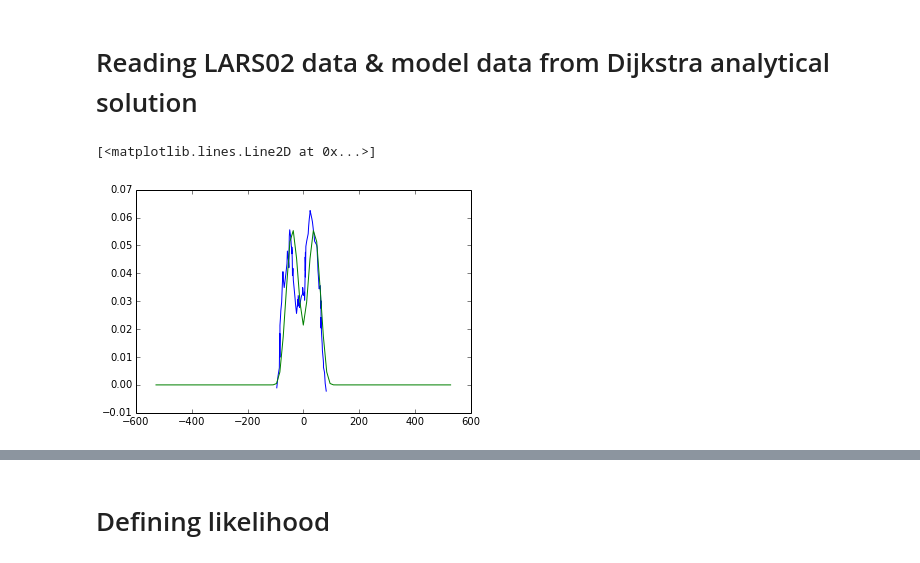
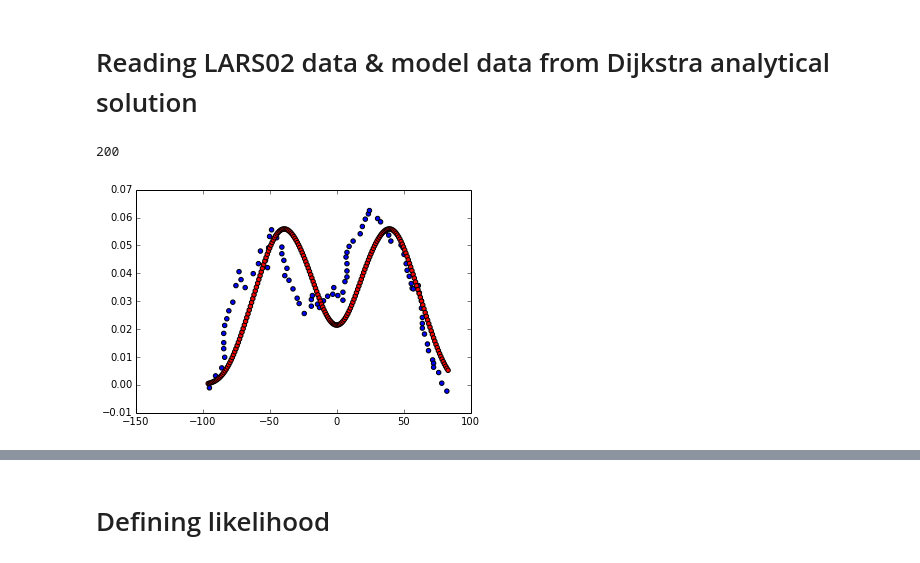
Before and after one commit to jngaravitoc/Lya-MCMC, a Jupyter notebook: code/MCMC_fit.ipynb, the cells around one changed output, grey strips where cells are left out. Drawn from its saved outputs; the diff is of its cells as text; code cells hidden in the pictures.

```diff
--- a/code/MCMC_fit.ipynb
+++ b/code/MCMC_fit.ipynb
@@ -7,16 +8,17 @@ Populating the interactive namespace from numpy and matplotlib
 # %%
 LARS = np.loadtxt("../data/LARS2.txt")
 x = LARS[:-17,0]
 y_0 = LARS[:-17,1]/1.1E2
 z = 0.029836
 c =  299792.458
 x_0 = x - c*z
 model = np.loadtxt("model.dat")
-x_t = model[6:-5,0]*12
-y_t = model[6:-5,1]
+x_t = model[:,0]*12
+y_t = model[:,1]
 
-plot(x_0, y_0)
-plot(x_t, y_t)
+scatter(x_0, y_0)
+scatter(x_t, y_t, c='r')
+print len(x_t)
 # %% [output]
-[<matplotlib.lines.Line2D at 0x...>]
+200
-[figure, old version]
+[figure, new version]
```
Also changed, not shown: parts of 6 cells of this notebook, 2 other files.
